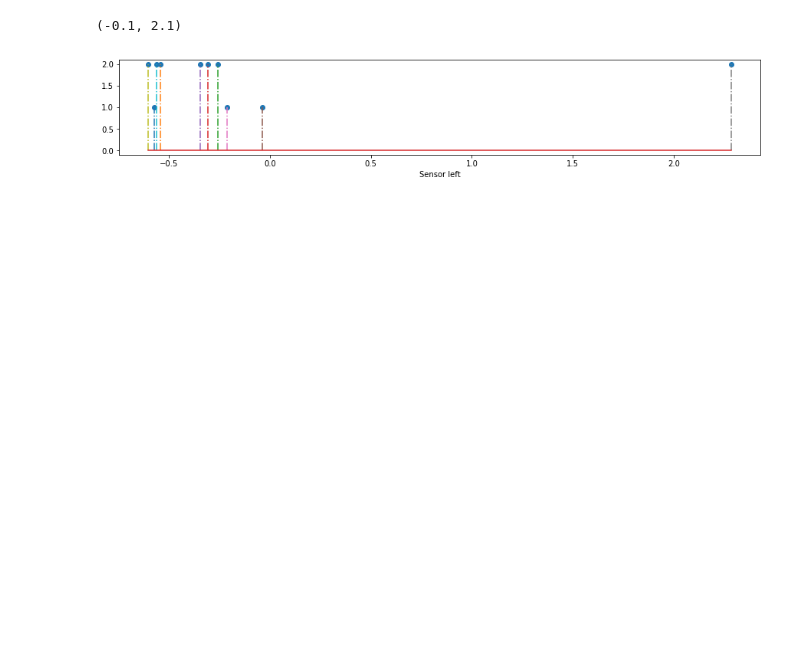
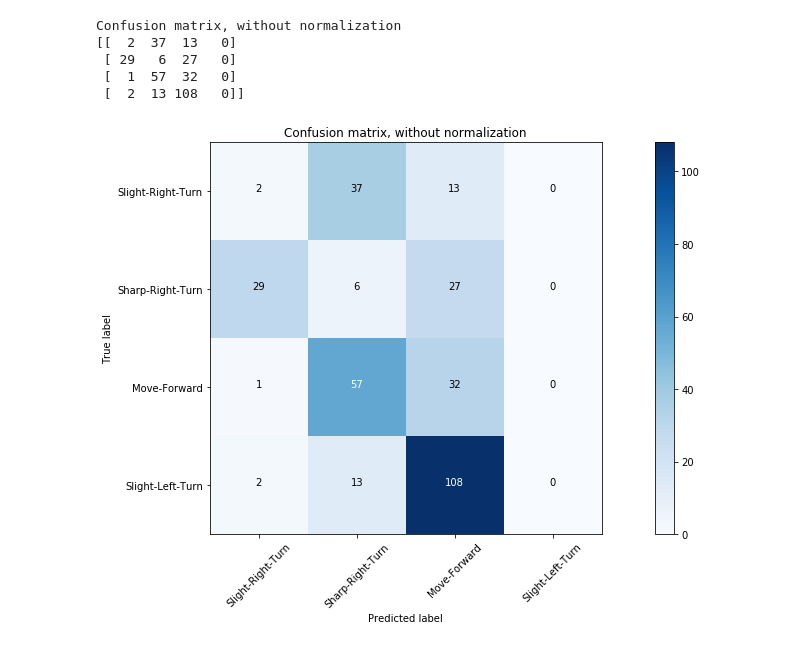
Before and after one commit to ichalkiad/model_compression_bnn, a Jupyter notebook: src/VisualiseBayesianTraining.ipynb, the cells around one changed output. Saved outputs shown, nothing was run; the diff lists cells and outputs as text; code cells hidden in the pictures; blank space fills up the shorter version.

```diff
--- a/src/VisualiseBayesianTraining.ipynb
+++ b/src/VisualiseBayesianTraining.ipynb
@@ -16,9 +17,9 @@ from matplotlib import pyplot as plt
 # %%
 #Load test data and necessary data for prediction inspection
-
-with open('/home/yannis/Desktop/runs_icha_n24/2018-03-27 15:05:46_point_PDF.pt','rb') as f:
+#/home/yannis/Desktop/runs24s/
+with open('/tmp/bayesian_compression_24sensorsbnnTest/bnnTest_point_PDF.pt','rb') as f:
          probs = torch.load(f)
-with open('../data/Wall/test_data_24sensors_1hot_scaled_30pc.pt','rb') as f:
+with open('/tmp/bayesian_compression_24sensorsbnnTest/test_data_24sensors_teacherLabels.pt','rb') as f:
       test_ = torch.load(f)
 
 
@@ -155,7 +221,7 @@ for i in xrange(len(test_data)):
 
     ax.set_yticks(bins)
     ax.set_yticklabels(names)
-
+    plt.title("Results for test data point " + str(test_sample_number))
     plt.xlabel("Test sample")
     plt.ylabel("Bayesian prediction")
     plt.show()
@@ -177,17 +229,15 @@ for i in xrange(len(test_data)):
 # %%
 #Stem plot of predictions vs features
+"""
 fig = plt.figure(1, figsize=(15, 5))
 ax = fig.add_subplot(111)
-markerline, stemlines, baseline = plt.stem(test_data[0:10,0], predictions[0:10], '-.')
+markerline, stemlines, baseline = plt.stem(test_data[0:100,0], predictions[0:100], '-.')
 plt.xlabel("Sensor front")
 plt.ylabel("Prediction")
-
-#fig = plt.figure(1, figsize=(15, 5))
+"""
+fig = plt.figure(1, figsize=(15, 5))
 ax = fig.add_subplot(211)
-markerline, stemlines, baseline = plt.stem(test_data[0:10,1], predictions[0:10], '-.')
+markerline, stemlines, baseline = plt.stem(test_data[0:100,1], predictions[0:100], '-.')
 plt.xlabel("Sensor left")
 ymin, ymax = plt.ylim()
 plt.show()
-# %% [output]
-(-0.1, 2.1)
-[figure, removed]
@@ -193,0 +264,48 @@ plt.show()
+# %%
+#Confusion matrix
+def plot_confusion_matrix(cm, classes,
+                          normalize=False,
+                          title='Confusion matrix',
+                          cmap=plt.cm.Blues):
+    """
+    This function prints and plots the confusion matrix.
+    Normalization can be applied by setting `normalize=True`.
+    """
+    if normalize:
+        cm = cm.astype('float') / cm.sum(axis=1)[:, np.newaxis]
+        print("Normalized confusion matrix")
+    else:
+        print('Confusion matrix, without normalization')
+
+    print(cm)
+
+    plt.imshow(cm, interpolation='nearest', cmap=cmap)
+    plt.title(title)
+    plt.colorbar()
+    tick_marks = np.arange(len(classes))
+    plt.xticks(tick_marks, classes, rotation=45)
+    plt.yticks(tick_marks, classes)
+
+    fmt = '.2f' if normalize else 'd'
+    thresh = cm.max() / 2.
+    for i, j in itertools.product(range(cm.shape[0]), range(cm.shape[1])):
+        plt.text(j, i, format(cm[i, j], fmt),
+                 horizontalalignment="center",
+                 color="white" if cm[i, j] > thresh else "black")
+
+    plt.tight_layout()
+    plt.ylabel('True label')
+    plt.xlabel('Predicted label')
+
+names = ['Slight-Right-Turn','Sharp-Right-Turn','Move-Forward','Slight-Left-Turn']
+
+cnf_matrix = confusion_matrix(np.argmax(test_data[:,-5:-1],axis=1), predictions)
+plt.figure(1, figsize=(15, 7))
+plot_confusion_matrix(cnf_matrix, classes=names,normalize=False,title='Confusion matrix, without normalization')
+# %% [output]
+Confusion matrix, without normalization
+[[  2  37  13   0]
+ [ 29   6  27   0]
+ [  1  57  32   0]
+ [  2  13 108   0]]
+[figure, added]
```
Also changed, not shown: parts of 7 cells of this notebook, 1 other file.
